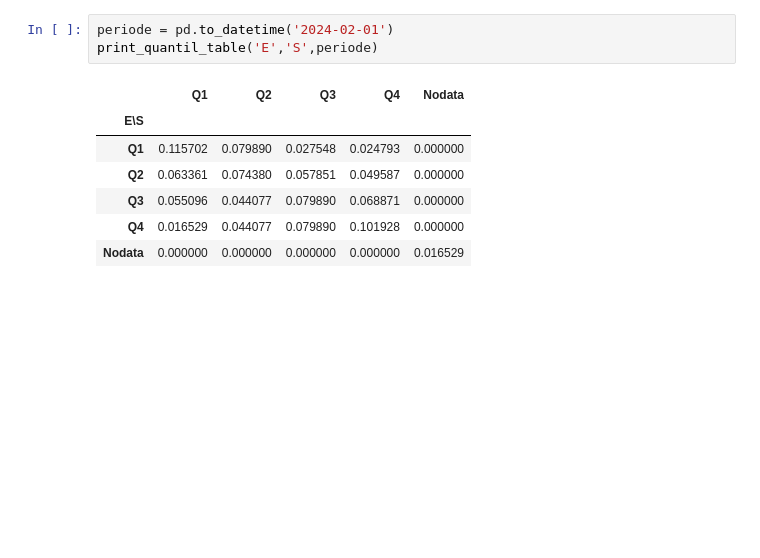
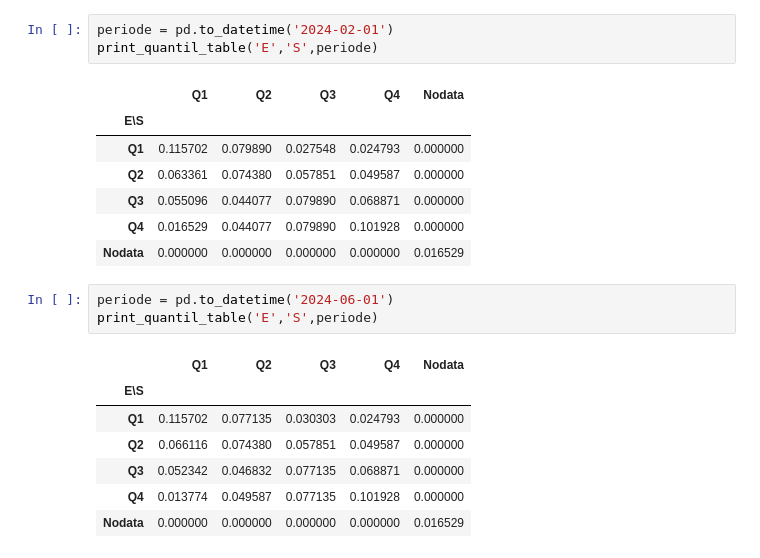
Before and after one commit to VictorienMarette/Statapp_Valuco, a Jupyter notebook: Tableau_Double_Entree/tableau_double_entree.ipynb, the cells around one changed output. Cells and saved outputs as stored; diff of their text form; blank space fills up the shorter version.

```diff
--- a/Tableau_Double_Entree/tableau_double_entree.ipynb
+++ b/Tableau_Double_Entree/tableau_double_entree.ipynb
@@ -111,3 +113,14 @@ print_quantil_table('E','S',periode)
 | Q3 | 0.055096 | 0.044077 | 0.079890 | 0.068871 | 0.000000 |
 | Q4 | 0.016529 | 0.044077 | 0.079890 | 0.101928 | 0.000000 |
 | Nodata | 0.000000 | 0.000000 | 0.000000 | 0.000000 | 0.016529 |
+# %%
+periode = pd.to_datetime('2024-06-01')
+print_quantil_table('E','S',periode)
+# %% [output]
+|  | Q1 | Q2 | Q3 | Q4 | Nodata |
+| E\S |  |  |  |  |  |
+| Q1 | 0.115702 | 0.077135 | 0.030303 | 0.024793 | 0.000000 |
+| Q2 | 0.066116 | 0.074380 | 0.057851 | 0.049587 | 0.000000 |
+| Q3 | 0.052342 | 0.046832 | 0.077135 | 0.068871 | 0.000000 |
+| Q4 | 0.013774 | 0.049587 | 0.077135 | 0.101928 | 0.000000 |
+| Nodata | 0.000000 | 0.000000 | 0.000000 | 0.000000 | 0.016529 |
```
Also changed, not shown: parts of 10 cells of this notebook.
